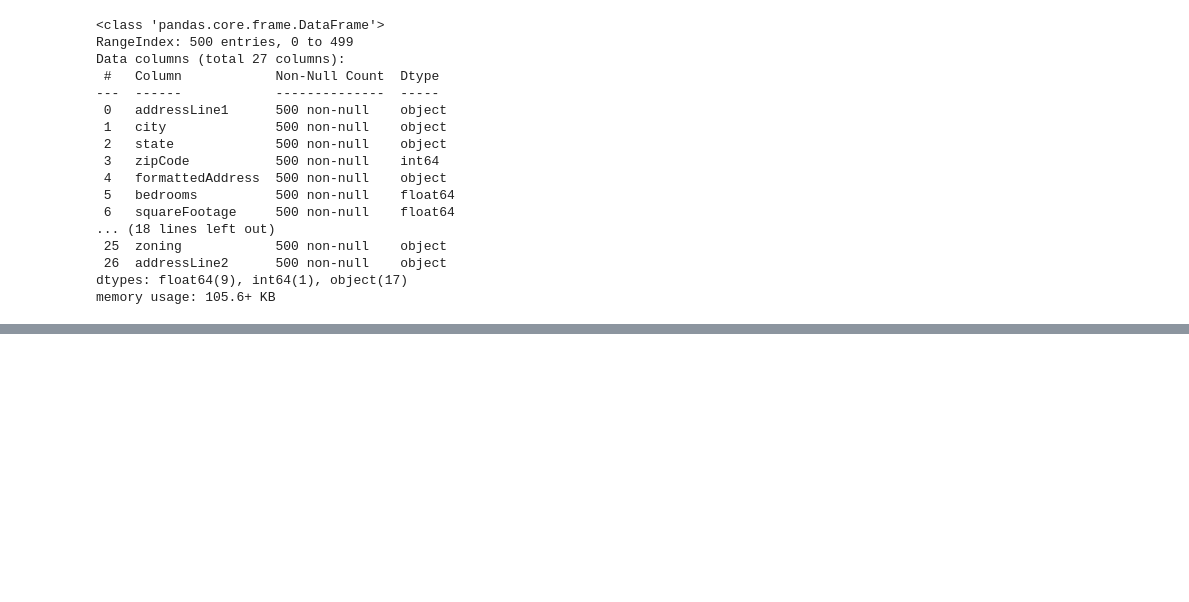
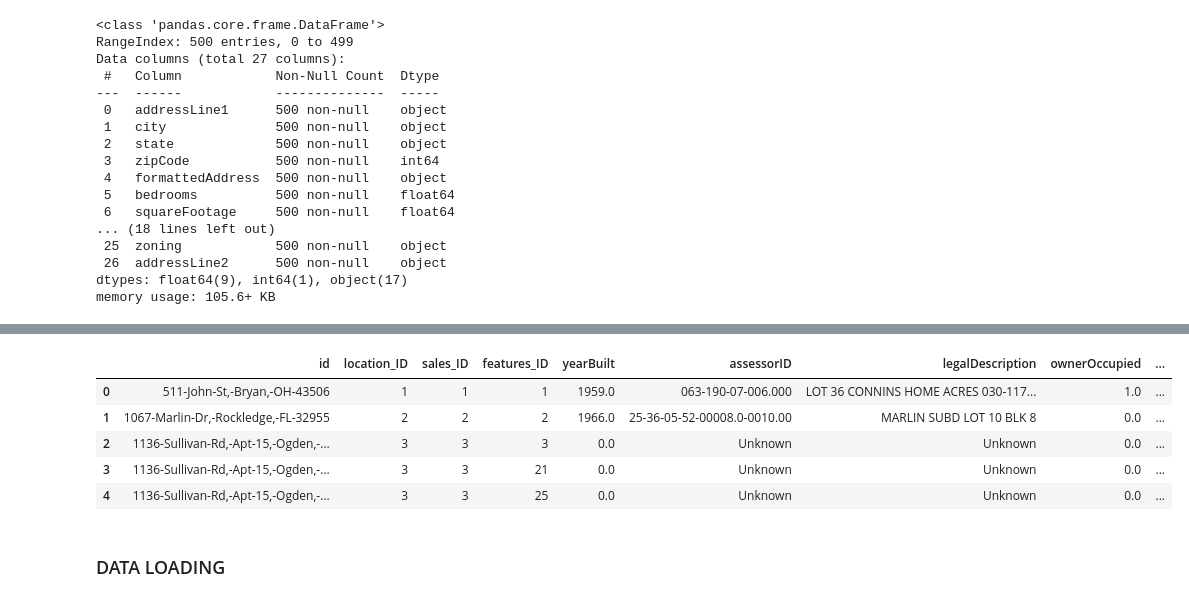
Before and after one commit to Ehi001/Zuma-Realtors-Project, a Jupyter notebook: etl_solution.ipynb, the cells around one changed output, grey strips where cells are left out. Drawn from its saved outputs; the diff is of its cells as text; code cells hidden in the pictures; blank space fills up the shorter version.

```diff
--- a/etl_solution.ipynb
+++ b/etl_solution.ipynb
@@ -120,0 +155,9 @@ memory usage: 105.6+ KB
+# %%
+
+# MODELLING THE sales_dim table
+
+sales_dim = real_estate_df[['lastSalePrice','lastSaleDate']].copy().drop_duplicates().reset_index(drop = True)
+sales_dim['sales_ID'] = range(1, len(sales_dim) + 1)
+sales_dim = sales_dim[['sales_ID', 'lastSalePrice','lastSaleDate']]
+
+sales_dim.head()
@@ -120,0 +171,12 @@ memory usage: 105.6+ KB
+# %%
+real_estate_df['features'] = real_estate_df['features'].astype(str) # To prevent error when dropping duplicates
+real_estate_df['taxAssessment'] = real_estate_df['taxAssessment'].astype(str)
+real_estate_df['propertyTaxes'] = real_estate_df['propertyTaxes'].astype(str)
+# %%
+# MODELLING THE freatures_dim table
+
+features_dim = real_estate_df[['bedrooms', 'squareFootage', 'features', 'bathrooms', 'lotSize']].copy().drop_duplicates().reset_index(drop = True)
+features_dim['features_ID'] = range(1, len(features_dim) + 1)
+features_dim = features_dim[['features_ID', 'bedrooms', 'squareFootage', 'features', 'bathrooms', 'lotSize']].reset_index(drop = True)
+
+features_dim.head()
@@ -120,0 +190,31 @@ memory usage: 105.6+ KB
+# %%
+
+# MODELLING THE property_fact_table
+
+'''For the fact table we will start with building the table with the data present in real_estate_df
+then join with each of the dimension tables to get the FKs and select relevant columns from the joined table'''
+
+#Building the table with the data present in real_estate_df
+
+property_fact_table = real_estate_df[['id', 'yearBuilt','assessorID', 'features','formattedAddress', 'lastSalePrice','legalDescription', 'ownerOccupied', 'propertyType', 'taxAssessment', 'propertyTaxes', 'subdivision', 'zoning']].copy().reset_index(drop = True)
+
+#Join with each of the dimension tables to get the FKs
+
+property_fact_table = property_fact_table.merge(location_dim[['location_ID', 'formattedAddress']], on = 'formattedAddress', how = 'left')
+property_fact_table = property_fact_table.merge(sales_dim[['sales_ID','lastSalePrice']], on = 'lastSalePrice', how = 'left')
+property_fact_table = property_fact_table .merge(features_dim[['features_ID', 'features']], on = 'features', how = 'left')
+
+# SELECT columns needed from the table
+
+property_fact_table = property_fact_table[['id', 'location_ID', 'sales_ID', 'features_ID','yearBuilt','assessorID','legalDescription', 'ownerOccupied', 'propertyType', 'taxAssessment', 'propertyTaxes', 'subdivision', 'zoning']]
+
+property_fact_table.head()
+# %% [output]
+|  | id | location_ID | sales_ID | features_ID | yearBuilt | assessorID | legalDescription | ownerOccupied | ... |
+| 0 | 511-John-St,-Bryan,-OH-43506 | 1 | 1 | 1 | 1959.0 | 063-190-07-006.000 | LOT 36 CONNINS HOME ACRES 030-117... | 1.0 | ... |
+| 1 | 1067-Marlin-Dr,-Rockledge,-FL-32955 | 2 | 2 | 2 | 1966.0 | 25-36-05-52-00008.0-0010.00 | MARLIN SUBD LOT 10 BLK 8 | 0.0 | ... |
+| 2 | 1136-Sullivan-Rd,-Apt-15,-Ogden,-... | 3 | 3 | 3 | 0.0 | Unknown | Unknown | 0.0 | ... |
+| 3 | 1136-Sullivan-Rd,-Apt-15,-Ogden,-... | 3 | 3 | 21 | 0.0 | Unknown | Unknown | 0.0 | ... |
+| 4 | 1136-Sullivan-Rd,-Apt-15,-Ogden,-... | 3 | 3 | 25 | 0.0 | Unknown | Unknown | 0.0 | ... |
+# %% [markdown]
+### DATA LOADING
```
Also changed, not shown: parts of 10 cells of this notebook.
